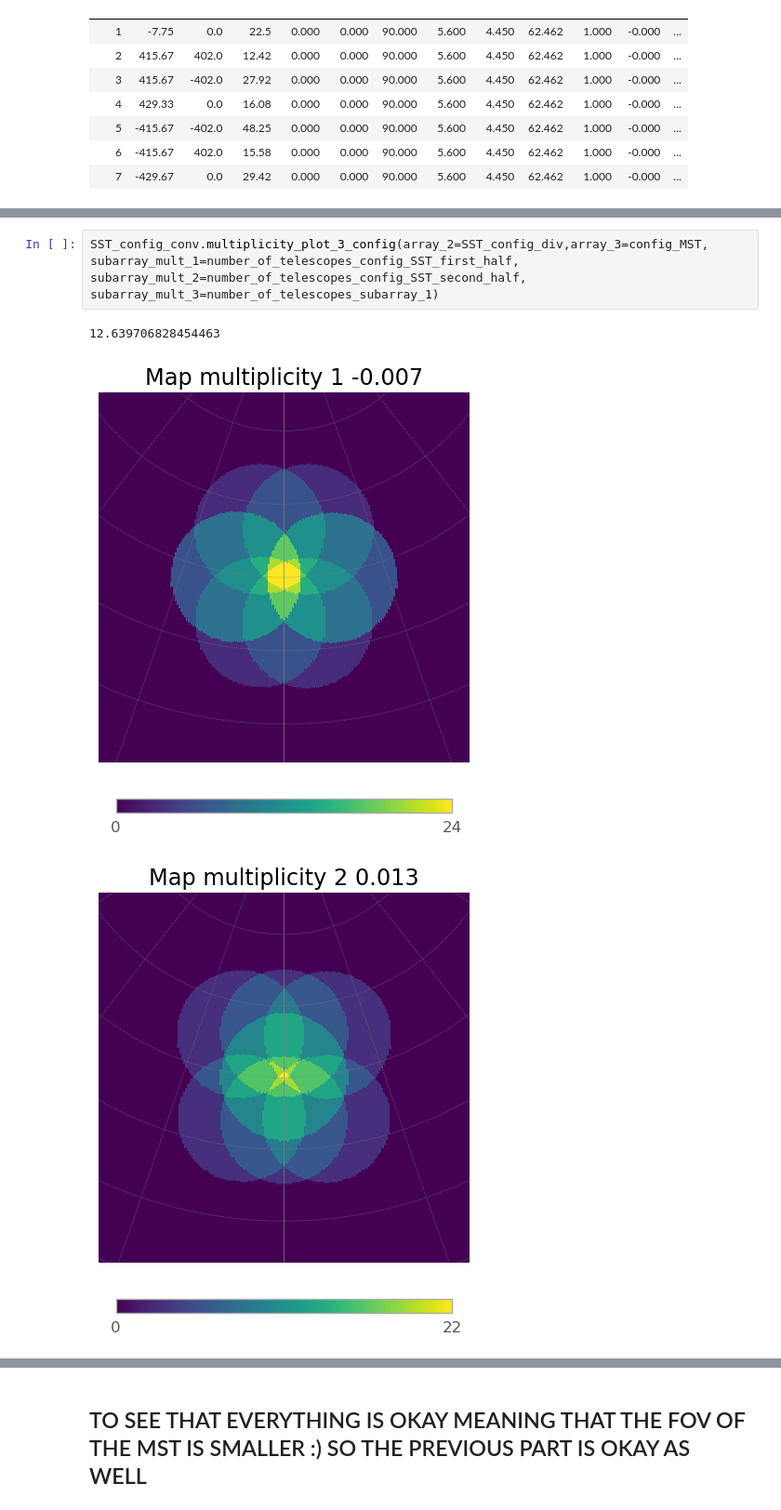
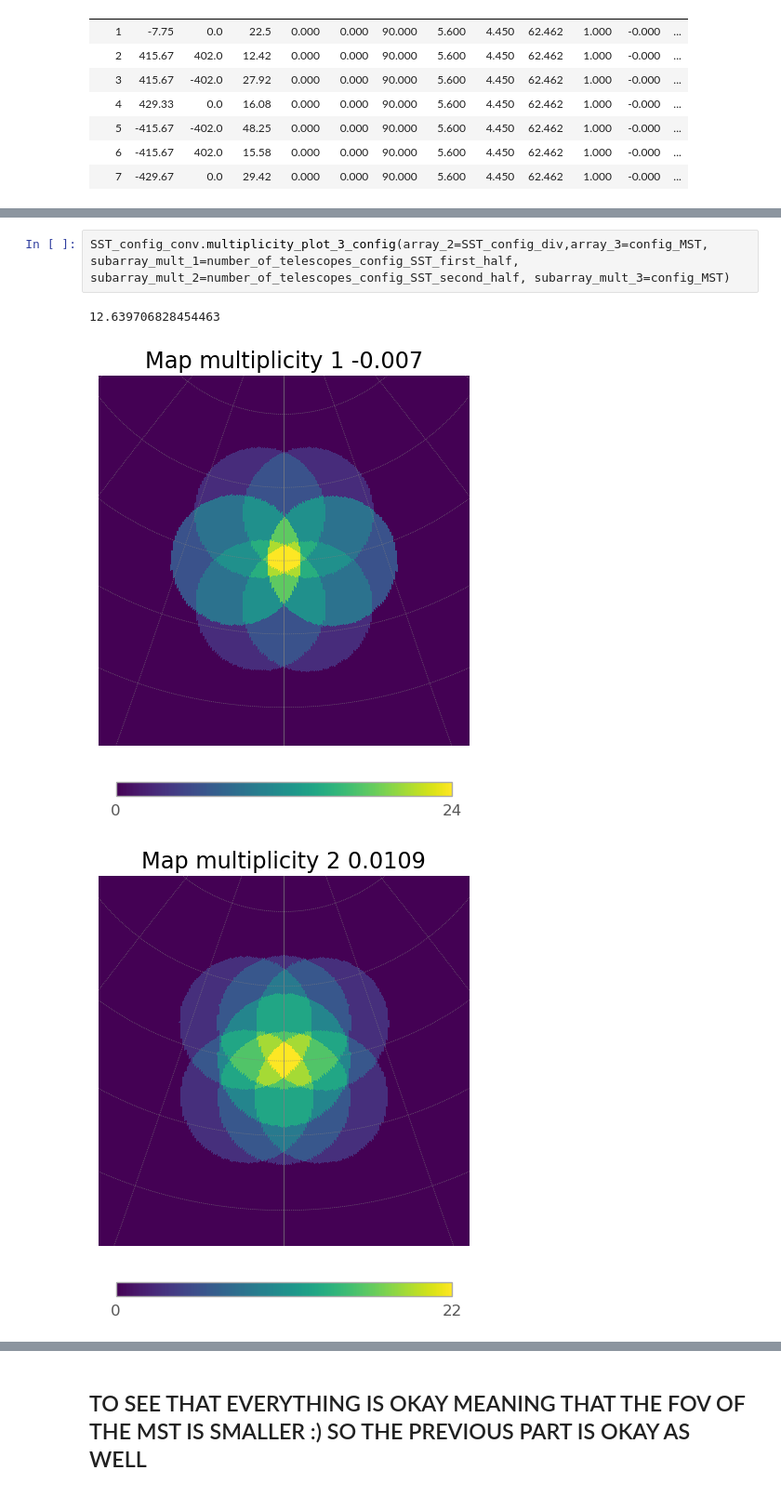
Before and after one commit to SamantaMorales/divtel, a Jupyter notebook: Combination_of_SST_and_MST.ipynb, the cells around one changed output, grey strips where cells are left out. Shown at 93% size. Saved outputs shown, nothing was run; the diff lists cells and outputs as text.

```diff
--- a/Combination_of_SST_and_MST.ipynb
+++ b/Combination_of_SST_and_MST.ipynb
@@ -434,7 +438,7 @@ the barycenter for the calculations of the second divergence[-0.67307692  0.
 # %%
-SST_config_conv.multiplicity_plot_3_config(array_2=SST_config_div,array_3=config_MST, subarray_mult_1=number_of_telescopes_config_SST_first_half, subarray_mult_2=number_of_telescopes_config_SST_second_half, subarray_mult_3=number_of_telescopes_subarray_1)
+SST_config_conv.multiplicity_plot_3_config(array_2=SST_config_div,array_3=config_MST, subarray_mult_1=number_of_telescopes_config_SST_first_half, subarray_mult_2=number_of_telescopes_config_SST_second_half, subarray_mult_3=config_MST)
 # %% [output]
 12.639706828454463
 [figure]
-[figure, old version]
+[figure, new version]
 [figure]
```
Also changed, not shown: parts of 6 cells of this notebook, 1 other file.
